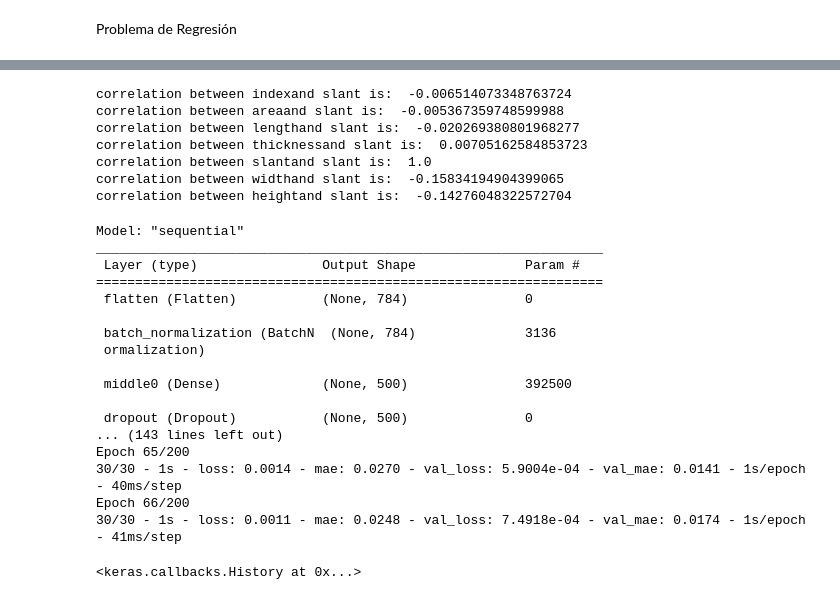
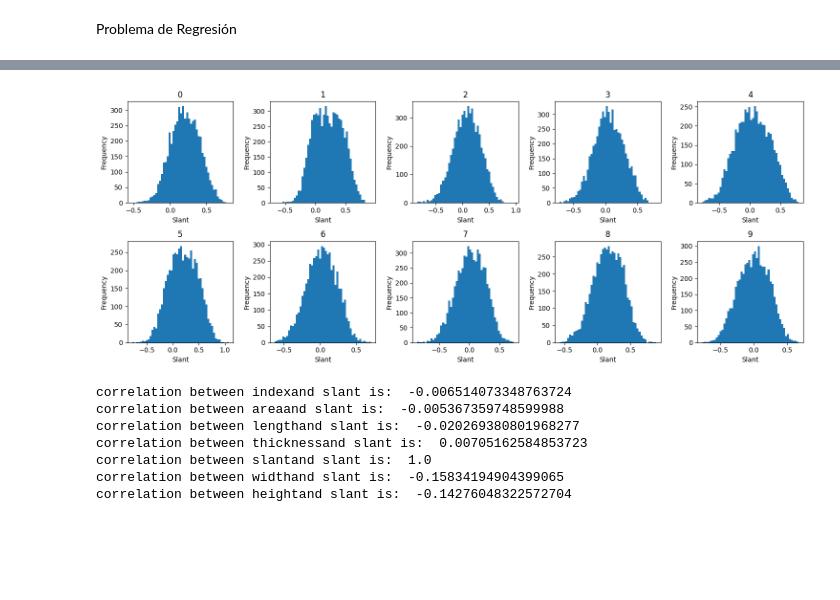
Before and after one commit to JBatRey/RedesNeuronales, a Jupyter notebook: TP1.ipynb, the cells around one changed output, grey strips where cells are left out. Saved outputs shown, nothing was run; the diff lists cells and outputs as text; code cells hidden in the pictures; blank space fills up the shorter version.

```diff
--- a/TP1.ipynb
+++ b/TP1.ipynb
@@ -554,2 +527,7 @@ NameError: name 'pd' is not defined
+# %%
+%run helper_2.ipynb
+print_slant_histograms()
+# %% [output]
+[figure, added]
 # %%
 for item in train_morpho.keys():
@@ -562,60 +540,3 @@ correlation between thicknessand slant is:  0.00705162584853723
 correlation between slantand slant is:  1.0
 correlation between widthand slant is:  -0.15834194904399065
 correlation between heightand slant is:  -0.14276048322572704
-# %%
-
-normal_initializer = keras.initializers.GlorotNormal
-uniform_initializer = keras.initializers.GlorotUniform
-
-K.clear_session()
-model = Sequential()
-model.add(Flatten(input_shape=(28,28)))
-
-model.add(BatchNormalization())
-model.add(Dense(500, activation='relu', kernel_initializer=normal_initializer, name='middle0'))
-model.add(Dropout(0.5))
-model.add(Dense(200, activation='relu', kernel_initializer=normal_initializer, name='middle1'))
-model.add(BatchNormalization())
-model.add(Dense(10, activation='relu', kernel_initializer=normal_initializer, name='middle2'))
-model.add(Dense(1, name='salida'))
-model.summary()
-
-earlyStopping = keras.callbacks.EarlyStopping(
-    monitor="mae",
-    min_delta=0,
-    patience=5,
-    verbose=0,
-    mode="auto",
-    baseline=None,
-    restore_best_weights=True,
-)
-
-model.compile(loss = 'mean_squared_error', optimizer=optimizers.Adam(learning_rate=0.001, decay=1E-4), metrics=['mae'])
-
-
-model.fit(x_train,
-          np.array(train_morpho['slant']),
-          epochs=200, batch_size=2048,
-          verbose=1,
-          validation_data=(x_test, np.array(test_morpho['slant'])),
-          callbacks=[earlyStopping],
-         )
-# %% [output]
-Model: "sequential"
-_________________________________________________________________
- Layer (type)                Output Shape              Param #
-=================================================================
- flatten (Flatten)           (None, 784)               0
-
- batch_normalization (BatchN  (None, 784)              3136
- ormalization)
-
- middle0 (Dense)             (None, 500)               392500
-
- dropout (Dropout)           (None, 500)               0
-... (143 lines left out)
-Epoch 65/200
-30/30 - 1s - loss: 0.0014 - mae: 0.0270 - val_loss: 5.9004e-04 - val_mae: 0.0141 - 1s/epoch - 40ms/step
-Epoch 66/200
-30/30 - 1s - loss: 0.0011 - mae: 0.0248 - val_loss: 7.4918e-04 - val_mae: 0.0174 - 1s/epoch - 41ms/step
-<keras.callbacks.History at 0x...>
```
Also changed, not shown: parts of 15 cells of this notebook, 2 other files.
